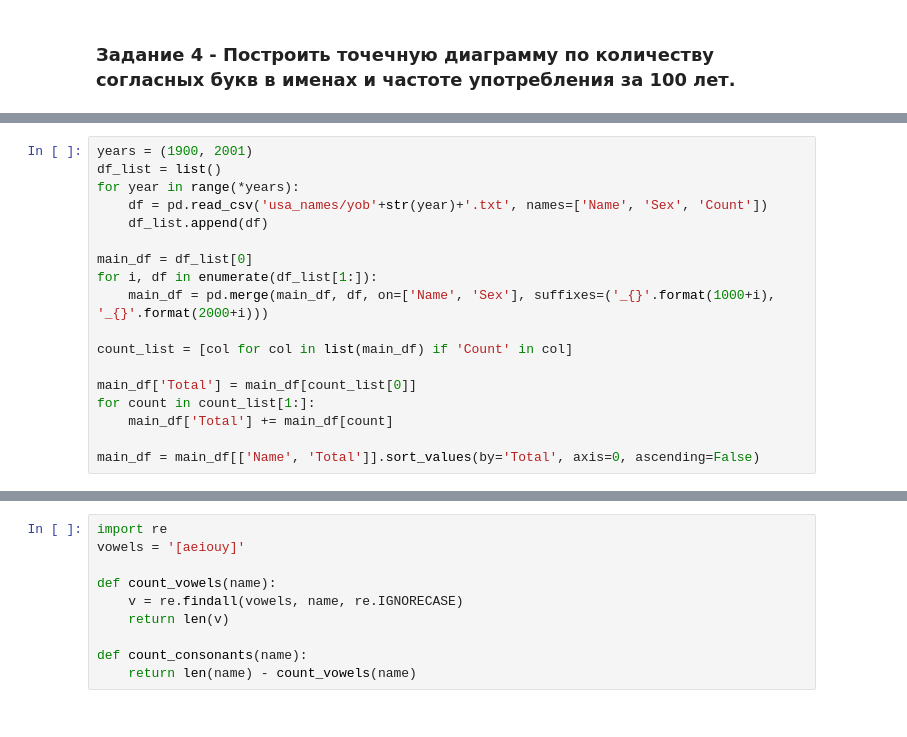
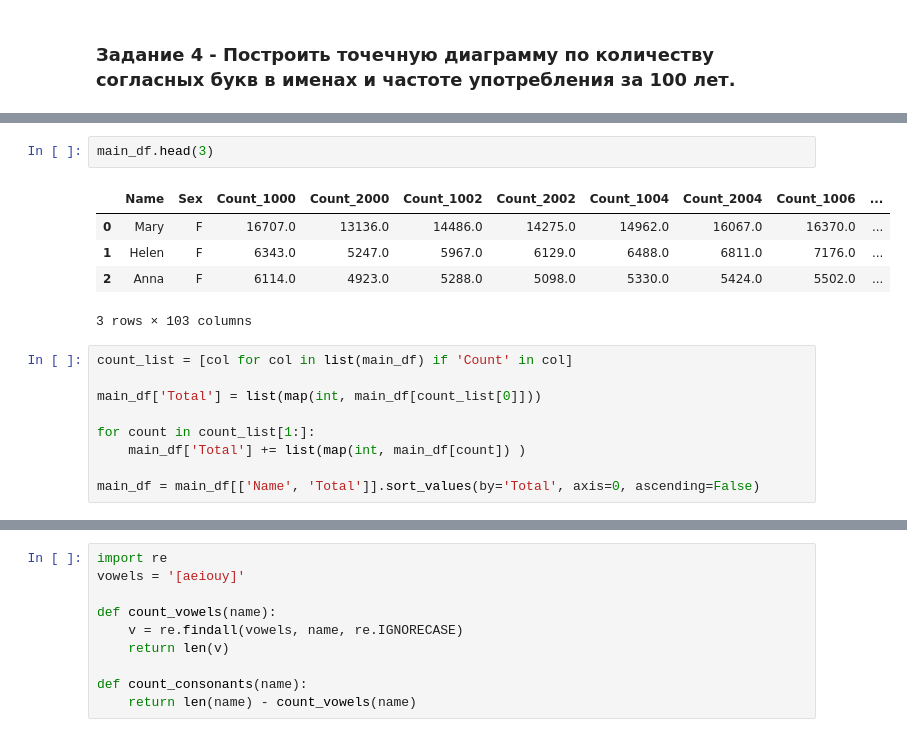
Before and after one commit to sokolovdp/netology, a Jupyter notebook: pandas_2.ipynb, the cells around one changed output, grey strips where cells are left out. Saved outputs shown, nothing was run; the diff lists cells and outputs as text.

```diff
--- a/pandas_2.ipynb
+++ b/pandas_2.ipynb
@@ -82,18 +100,17 @@ array([<matplotlib.axes._subplots.AxesSubplot object at 0x...>], dtype=object)
+# %%
+main_df.head(3)
+# %% [output]
+|  | Name | Sex | Count_1000 | Count_2000 | Count_1002 | Count_2002 | Count_1004 | Count_2004 | Count_1006 | ... |
+| 0 | Mary | F | 16707.0 | 13136.0 | 14486.0 | 14275.0 | 14962.0 | 16067.0 | 16370.0 | ... |
+| 1 | Helen | F | 6343.0 | 5247.0 | 5967.0 | 6129.0 | 6488.0 | 6811.0 | 7176.0 | ... |
+| 2 | Anna | F | 6114.0 | 4923.0 | 5288.0 | 5098.0 | 5330.0 | 5424.0 | 5502.0 | ... |
+3 rows × 103 columns
 # %%
-years = (1900, 2001)
-df_list = list()
-for year in range(*years):
-    df = pd.read_csv('usa_names/yob'+str(year)+'.txt', names=['Name', 'Sex', 'Count'])
-    df_list.append(df)
-
-main_df = df_list[0]
-for i, df in enumerate(df_list[1:]):
-    main_df = pd.merge(main_df, df, on=['Name', 'Sex'], suffixes=('_{}'.format(1000+i), '_{}'.format(2000+i)))
-
 count_list = [col for col in list(main_df) if 'Count' in col]
 
-main_df['Total'] = main_df[count_list[0]]
+main_df['Total'] = list(map(int, main_df[count_list[0]]))
+
 for count in count_list[1:]:
-    main_df['Total'] += main_df[count]
+    main_df['Total'] += list(map(int, main_df[count]) )
 
 main_df = main_df[['Name', 'Total']].sort_values(by='Total', axis=0, ascending=False)
```
Also changed, not shown: parts of 10 cells of this notebook.
